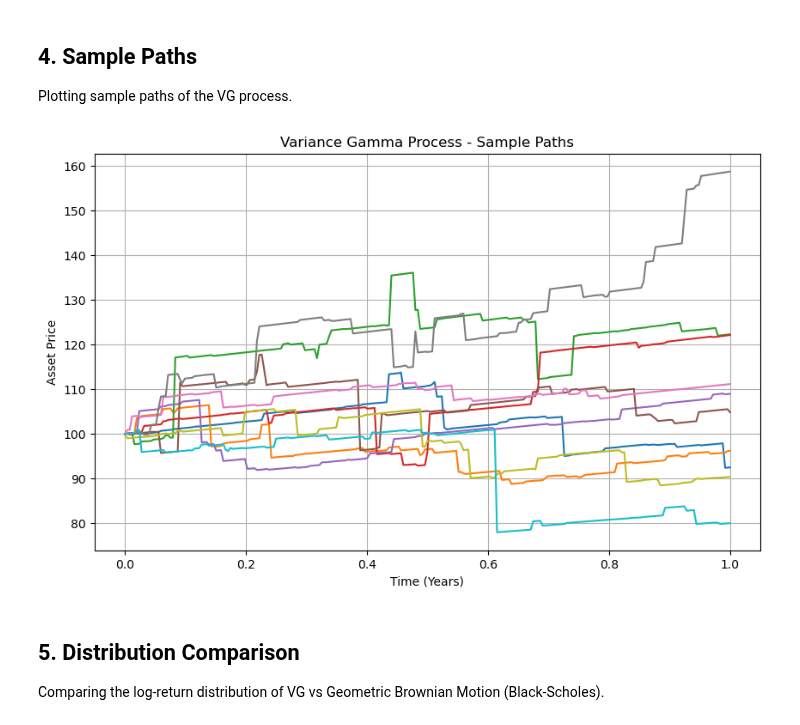
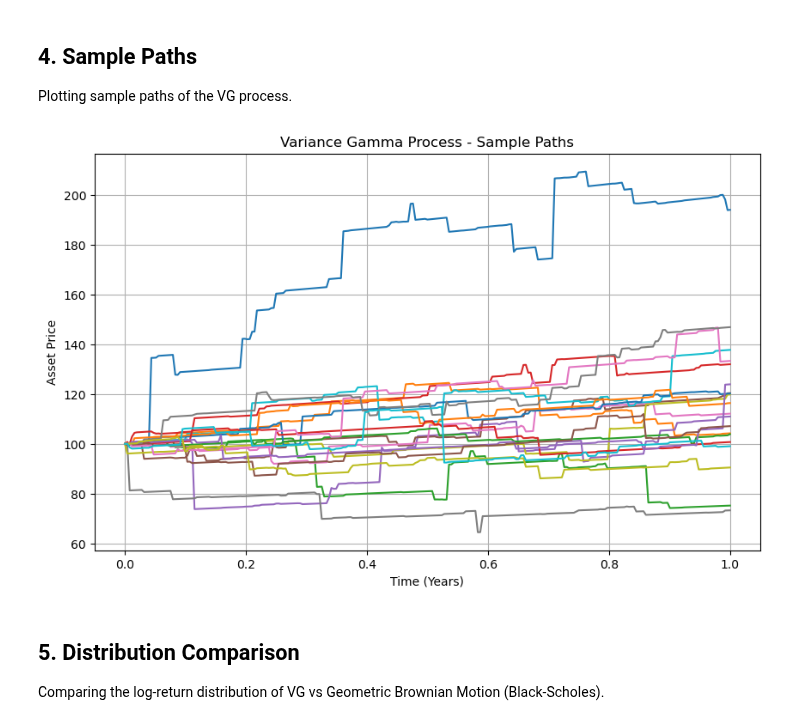
Before and after one commit to chevplianska/msvg-project, a Jupyter notebook: notebooks/01_vg_simulation.ipynb, the cells around one changed output. Drawn from its saved outputs; the diff is of its cells as text; code cells hidden in the pictures.

Commit message:
Improve plots

```diff
--- a/notebooks/01_vg_simulation.ipynb
+++ b/notebooks/01_vg_simulation.ipynb
@@ -254,23 +254,23 @@ Plotting sample paths of the VG process.
 # %%
 # Simulation parameters
 T = 1.0
 n_steps = 252
-n_paths = 10
+n_paths = 20
 
 # Create model and simulate
 vg_model = VarianceGammaModel(S0=100, r=0.05, sigma=0.2, nu=0.2, theta=-0.1)
 paths = vg_model.simulate_paths(T, n_steps, n_paths)
 time_grid = np.linspace(0, T, n_steps + 1)
 
 plt.figure(figsize=(10, 6))
 plt.plot(time_grid, paths)
 plt.title("Variance Gamma Process - Sample Paths")
 plt.xlabel("Time (Years)")
 plt.ylabel("Asset Price")
 plt.grid(True)
 plt.show()
 # %% [output]
-[figure, old version]
+[figure, new version]
 # %% [markdown]
 ## 5. Distribution Comparison
 
```
Also changed, not shown: parts of 1 cell of this notebook.
